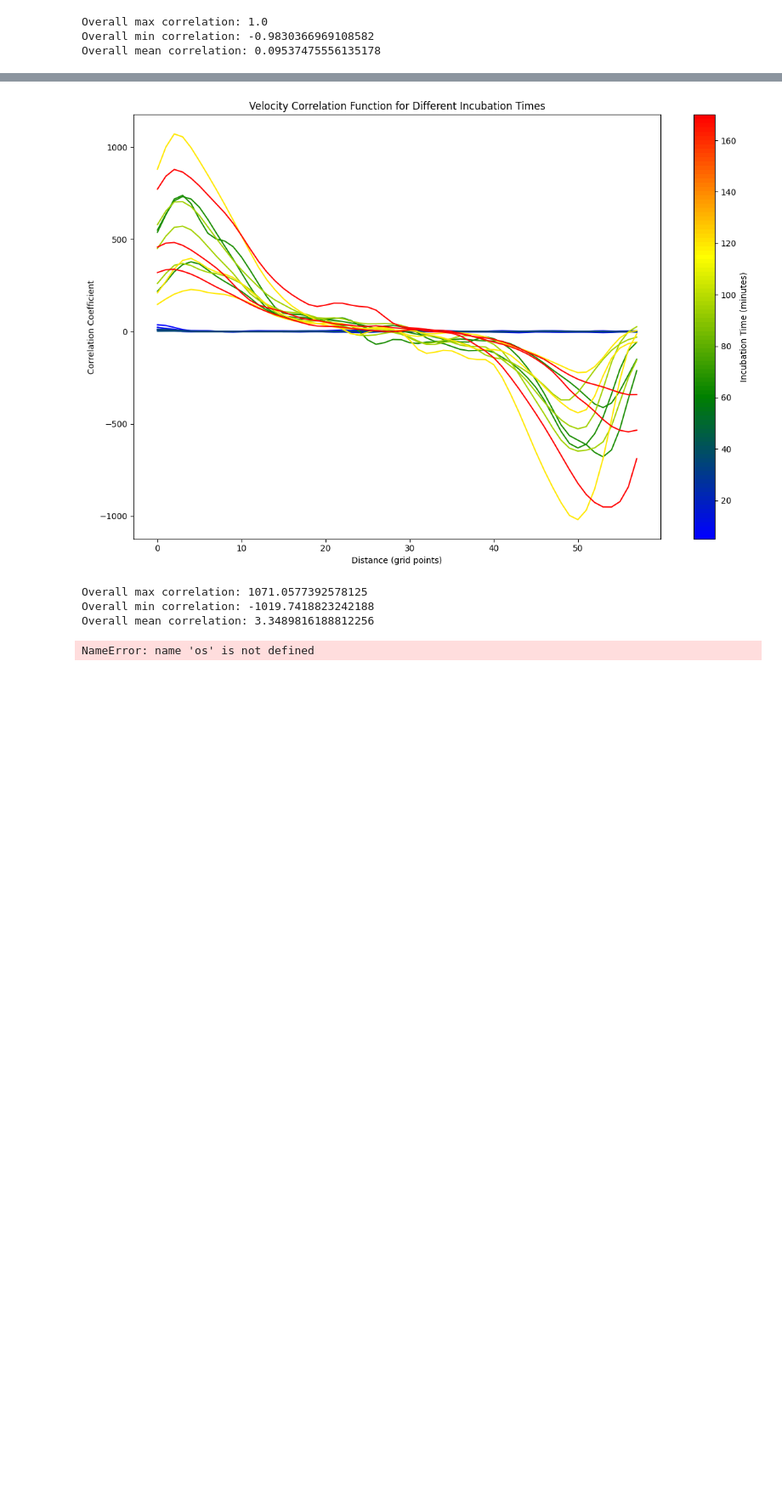
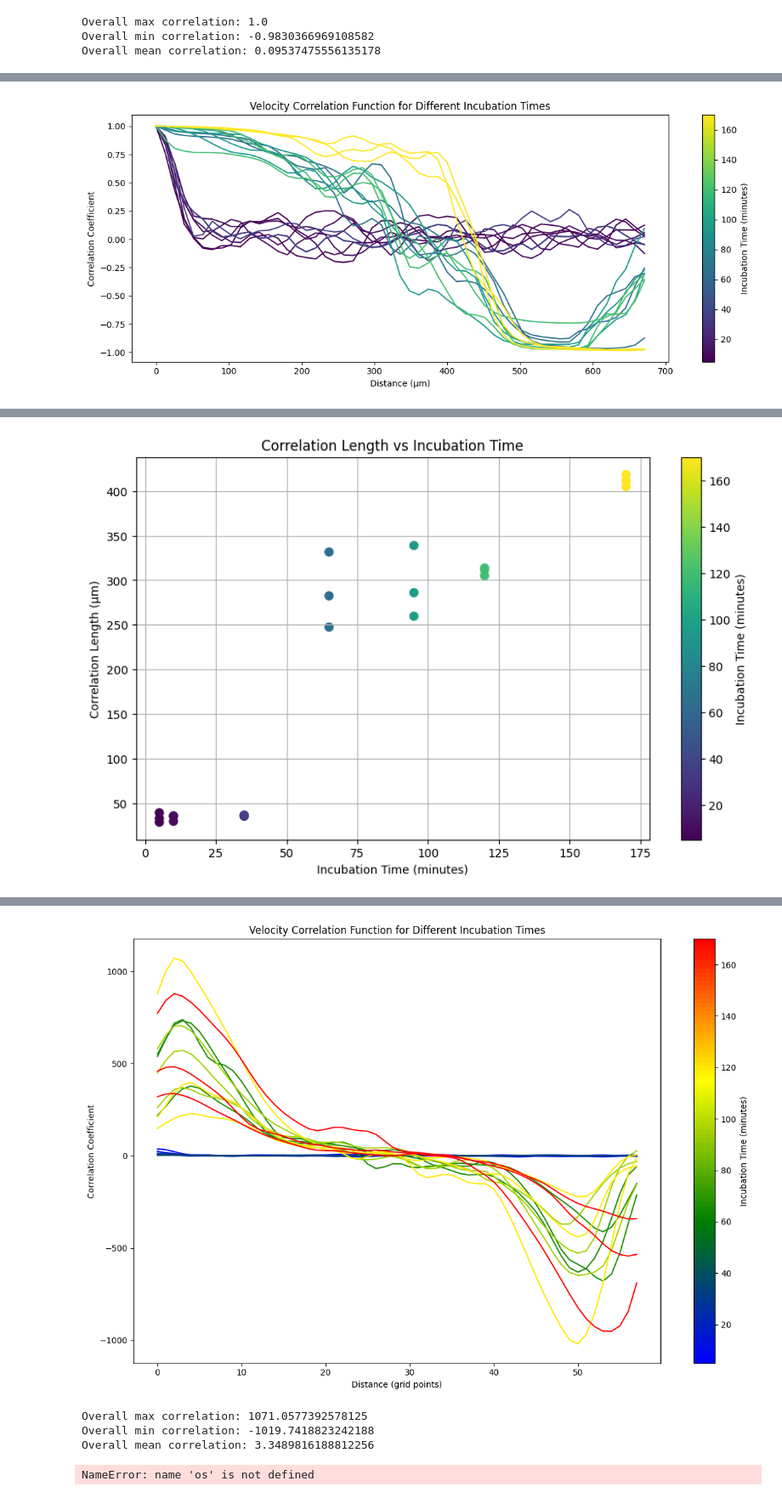
Before and after one commit to shichenliu97/active-matters-programmed-phase-transition, a Jupyter notebook: analysis/autocorrelation.ipynb, the cells around one changed output, grey strips where cells are left out. Shown at 85% size. Saved outputs shown, nothing was run; the diff lists cells and outputs as text; code cells hidden in the pictures; blank space fills up the shorter version.

```diff
--- a/analysis/autocorrelation.ipynb
+++ b/analysis/autocorrelation.ipynb
@@ -233,0 +295,76 @@ print(df_results)
+# %%
+import numpy as np
+import matplotlib.pyplot as plt
+from matplotlib.colors import Normalize
+from scipy.interpolate import interp1d
+
+def calculate_correlation_length(distances, correlation, threshold=1/np.e, min_threshold=0.1):
+    below_threshold = np.where(correlation < threshold)[0]
+    if len(below_threshold) > 0:
+        index = below_threshold[0]
+        if index > 0:
+            x = [distances[index-1], distances[index]]
+            y = [correlation[index-1], correlation[index]]
+            f = interp1d(y, x)
+            return float(f(threshold))
+
+    below_min = np.where(correlation < min_threshold)[0]
+    if len(below_min) > 0:
+        return distances[below_min[0]]
+
+    return distances[-1]
+
+# Convert incubation_times to a list if it's not already
+incubation_times = list(incubation_times)
+
+# Create a list of tuples (incubation_time, correlation_data)
+data_pairs = list(zip(incubation_times, all_correlations))
+
+# Sort the list based on incubation times
+sorted_data = sorted(data_pairs, key=lambda x: x[0])
+
+# Unzip the sorted data
+incubation_times, all_correlations = zip(*sorted_data)
+
+# Set up the colormap
+norm = Normalize(vmin=min(incubation_times), vmax=max(incubation_times))
+cmap = plt.get_cmap('viridis')
+
+# Plotting the Velocity Correlation Function
+plt.figure(figsize=(12, 5))
+
+correlation_lengths = []
+
+for time, correlation in zip(incubation_times, all_correlations):
+    distances = np.arange(len(correlation)) * 0.43 * 30  # µm
+
+    corr_length = calculate_correlation_length(distances, correlation, min_threshold=0.1)
+    correlation_lengths.append(corr_length)
+
+    color = cmap(norm(time))
+    plt.plot(distances, correlation, color=color, label=f'{time} min (L_c = {corr_length:.2f} µm)')
+
+plt.xlabel('Distance (µm)')
+plt.ylabel('Correlation Coefficient')
+plt.title('Velocity Correlation Function for Different Incubation Times')
+plt.colorbar(plt.cm.ScalarMappable(norm=norm, cmap=cmap), label='Incubation Time (minutes)')
+plt.tight_layout()
+plt.show()
+
+# Print correlation lengths
+for time, length in zip(incubation_times, correlation_lengths):
+    print(f"Incubation time: {time} min, Correlation length: {length:.2f} µm")
+
+# ... (previous code remains the same)
+
+# Plotting Correlation Length vs Incubation Time
+plt.figure(figsize=(10, 6))
+scatter = plt.scatter(incubation_times, correlation_lengths, c=incubation_times, cmap='viridis', norm=norm, s=50)
+plt.colorbar(scatter, label='Incubation Time (minutes)')
+plt.xlabel('Incubation Time (minutes)')
+plt.ylabel('Correlation Length (µm)')
+plt.title('Correlation Length vs Incubation Time')
+plt.grid(True)
+plt.show()
+# %% [output]
+[figure, added]
@@ -233,0 +388 @@ print(df_results)
+[figure, added]
```
Also changed, not shown: parts of 10 cells of this notebook.
